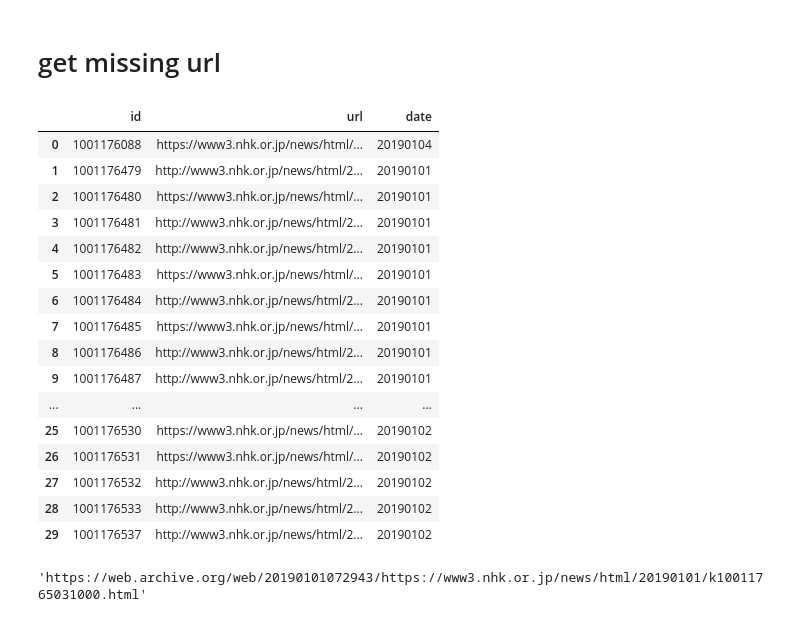
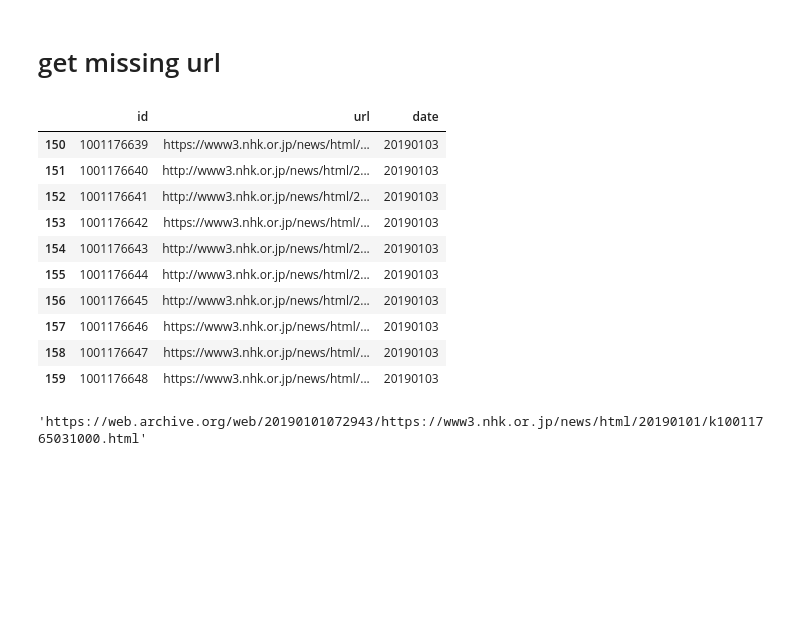
Before and after one commit to nozomiyamada/thainews, a Jupyter notebook: nhk/checkID.ipynb, the cells around one changed output. Saved outputs shown, nothing was run; the diff lists cells and outputs as text; code cells hidden in the pictures; blank space fills up the shorter version.

```diff
--- a/nhk/checkID.ipynb
+++ b/nhk/checkID.ipynb
@@ -139,25 +141,19 @@ data.head()
 # %%
 data = pd.read_json('nhkweb2019.json')
 data = data[['id', 'url']]
 data.id = data.id.apply(lambda x:x[1:-4])
 data['date'] = data.url.apply(lambda x:x.split('news/html/')[-1].split('/')[0])
-data.head(30)
+data.iloc[150:160,:]
 # %% [output]
 |  | id | url | date |
-| 0 | 1001176088 | https://www3.nhk.or.jp/news/html/... | 20190104 |
-| 1 | 1001176479 | http://www3.nhk.or.jp/news/html/2... | 20190101 |
-| 2 | 1001176480 | https://www3.nhk.or.jp/news/html/... | 20190101 |
-| 3 | 1001176481 | http://www3.nhk.or.jp/news/html/2... | 20190101 |
-| 4 | 1001176482 | http://www3.nhk.or.jp/news/html/2... | 20190101 |
-| 5 | 1001176483 | https://www3.nhk.or.jp/news/html/... | 20190101 |
-| 6 | 1001176484 | http://www3.nhk.or.jp/news/html/2... | 20190101 |
-| 7 | 1001176485 | https://www3.nhk.or.jp/news/html/... | 20190101 |
-| 8 | 1001176486 | http://www3.nhk.or.jp/news/html/2... | 20190101 |
-| 9 | 1001176487 | http://www3.nhk.or.jp/news/html/2... | 20190101 |
-| ... | ... | ... | ... |
-| 25 | 1001176530 | https://www3.nhk.or.jp/news/html/... | 20190102 |
-| 26 | 1001176531 | https://www3.nhk.or.jp/news/html/... | 20190102 |
-| 27 | 1001176532 | http://www3.nhk.or.jp/news/html/2... | 20190102 |
-| 28 | 1001176533 | http://www3.nhk.or.jp/news/html/2... | 20190102 |
-| 29 | 1001176537 | http://www3.nhk.or.jp/news/html/2... | 20190102 |
+| 150 | 1001176639 | https://www3.nhk.or.jp/news/html/... | 20190103 |
+| 151 | 1001176640 | http://www3.nhk.or.jp/news/html/2... | 20190103 |
+| 152 | 1001176641 | http://www3.nhk.or.jp/news/html/2... | 20190103 |
+| 153 | 1001176642 | https://www3.nhk.or.jp/news/html/... | 20190103 |
+| 154 | 1001176643 | http://www3.nhk.or.jp/news/html/2... | 20190103 |
+| 155 | 1001176644 | http://www3.nhk.or.jp/news/html/2... | 20190103 |
+| 156 | 1001176645 | http://www3.nhk.or.jp/news/html/2... | 20190103 |
+| 157 | 1001176646 | https://www3.nhk.or.jp/news/html/... | 20190103 |
+| 158 | 1001176647 | https://www3.nhk.or.jp/news/html/... | 20190103 |
+| 159 | 1001176648 | https://www3.nhk.or.jp/news/html/... | 20190103 |
 # %%
```
Also changed, not shown: parts of 3 cells of this notebook, 1 other file.
